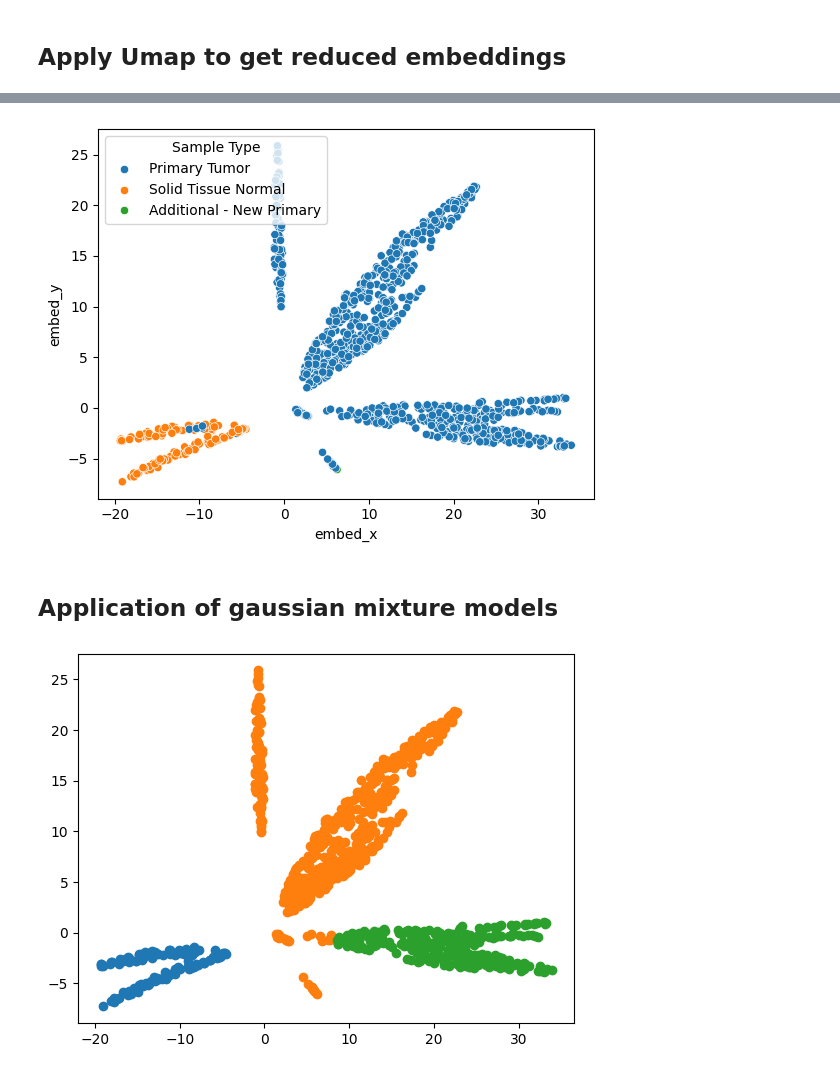
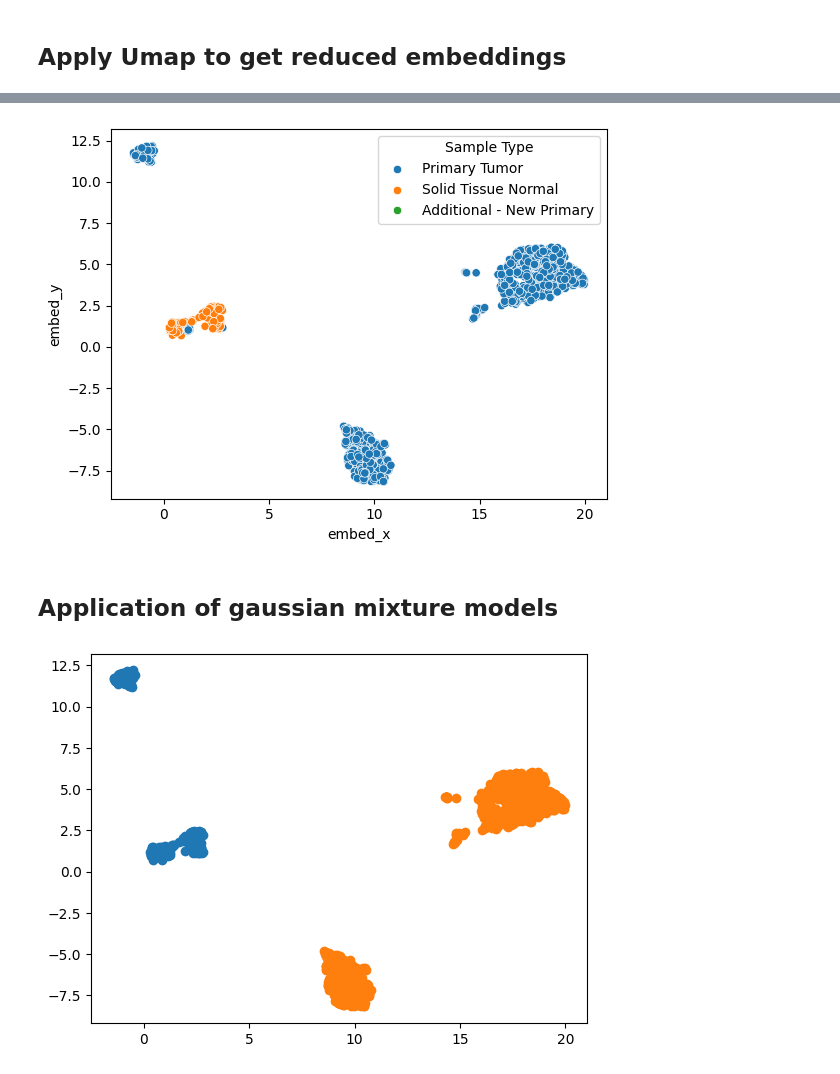
Before and after one commit to adhal007/OmixHub, a Jupyter notebook: TCGA_clustering_methods.ipynb, the cells around one changed output, grey strips where cells are left out. Cells and saved outputs as stored; diff of their text form; code cells hidden in the pictures.

```diff
--- a/TCGA_clustering_methods.ipynb
+++ b/TCGA_clustering_methods.ipynb
@@ -89,10 +89,10 @@ import umap
 # %%
 umap_embed_class = OmicsUtils.DimRedMappers.umap_embedders.umap_embedder(data=ge_kidney_cancer_data_correct_labels[gene_cols])
 # %%
-mapper = umap.UMAP(output_metric='haversine', random_state=42).fit(ge_kidney_cancer_data_correct_labels[gene_cols])
+mapper = umap.UMAP(n_components = 2, metric='euclidean', random_state = 143).fit(ge_kidney_cancer_data_correct_labels[gene_cols])
 hyperbolic_mapper = umap.UMAP(output_metric='hyperboloid',
                               random_state=42).fit(ge_kidney_cancer_data_correct_labels[gene_cols])
-ge_kidney_cancer_data_embedding = umap_embed_class.create_embedded_df(mapper=hyperbolic_mapper)
+ge_kidney_cancer_data_embedding = umap_embed_class.create_embedded_df(mapper=mapper)
 # %%
 ge_kidney_cancer_data_embedding['project_id'] = ge_kidney_cancer_data_correct_labels['project_id'].to_numpy()
 ge_kidney_cancer_data_embedding['Sample Type'] = ge_kidney_cancer_data_correct_labels['Sample Type'].to_numpy()
@@ -120,30 +120,30 @@ ax = sns.scatterplot(data=ge_kidney_cancer_data_embedding, x = 'embed_x', y='emb
 # %%
 ax = sns.scatterplot(data=ge_kidney_cancer_data_embedding, x = 'embed_x', y='embed_y', hue='Sample Type')
 # %% [output]
-[figure, old version]
+[figure, new version]
 # %% [markdown]
 ## Application of gaussian mixture models
 # %%
 X = ge_kidney_cancer_data_embedding.iloc[:, :2].to_numpy()
 # %%
 
-model = GaussianMixture(n_components=3)
+model = GaussianMixture(n_components=2)
 # fit the model
 model.fit(X)
 # assign a cluster to each example
 yhat = model.predict(X)
 # retrieve unique clusters
 clusters = unique(yhat)
 # create scatter plot for samples from each cluster
 for cluster in clusters:
  # get row indexes for samples with this cluster
  row_ix = where(yhat == cluster)
  # create scatter of these samples
  pyplot.scatter(X[row_ix, 0], X[row_ix, 1])
 # show the plot
 pyplot.show()
 # %% [output]
-[figure, old version]
+[figure, new version]
 # %%
 # spectral clustering
 from numpy import unique
```
Also changed, not shown: parts of 5 cells of this notebook, 8 other files.
